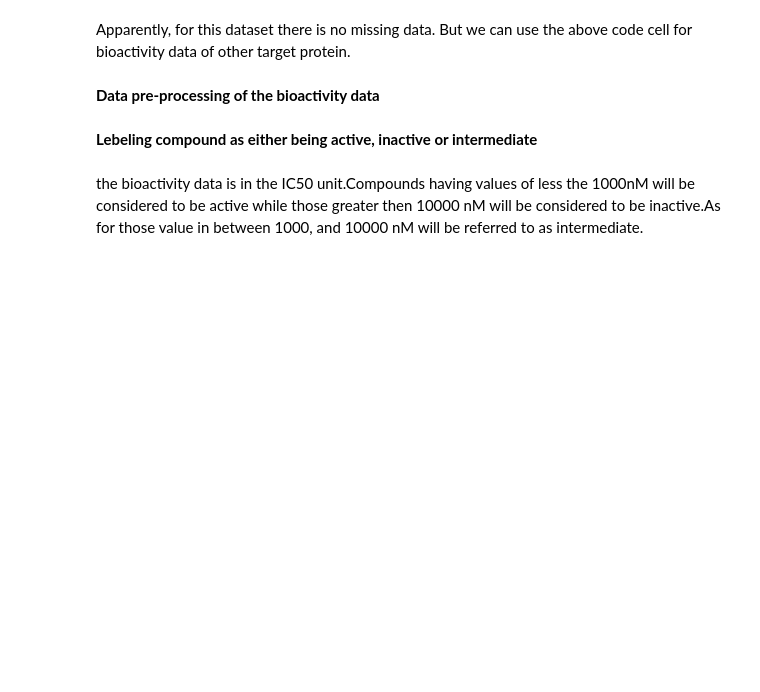
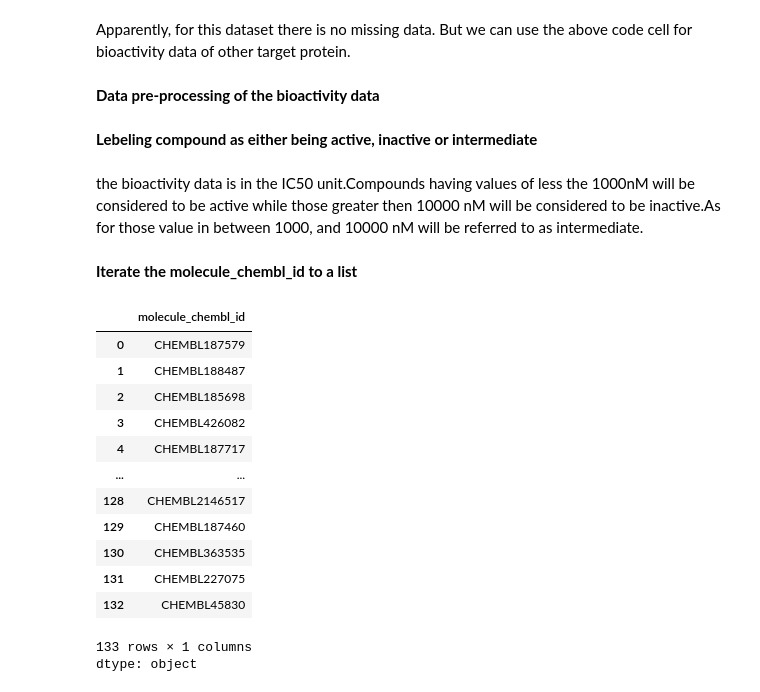
Before and after one commit to Ebratul/Bioinformatics, a Jupyter notebook: python/ML_Part_01.ipynb, the cells around one changed output. Drawn from its saved outputs; the diff is of its cells as text; code cells hidden in the pictures; blank space fills up the shorter version.

```diff
--- a/python/ML_Part_01.ipynb
+++ b/python/ML_Part_01.ipynb
@@ -163,0 +173,19 @@ the bioactivity data is in the IC50 unit.Compounds having values of less the 100
+# %% [markdown]
+**Iterate the molecule_chembl_id to a list**
+# %%
+df2.molecule_chembl_id
+# %% [output]
+|  | molecule_chembl_id |
+| 0 | CHEMBL187579 |
+| 1 | CHEMBL188487 |
+| 2 | CHEMBL185698 |
+| 3 | CHEMBL426082 |
+| 4 | CHEMBL187717 |
+| ... | ... |
+| 128 | CHEMBL2146517 |
+| 129 | CHEMBL187460 |
+| 130 | CHEMBL363535 |
+| 131 | CHEMBL227075 |
+| 132 | CHEMBL45830 |
+133 rows × 1 columns
+dtype: object
```
Also changed, not shown: parts of 20 cells of this notebook.
